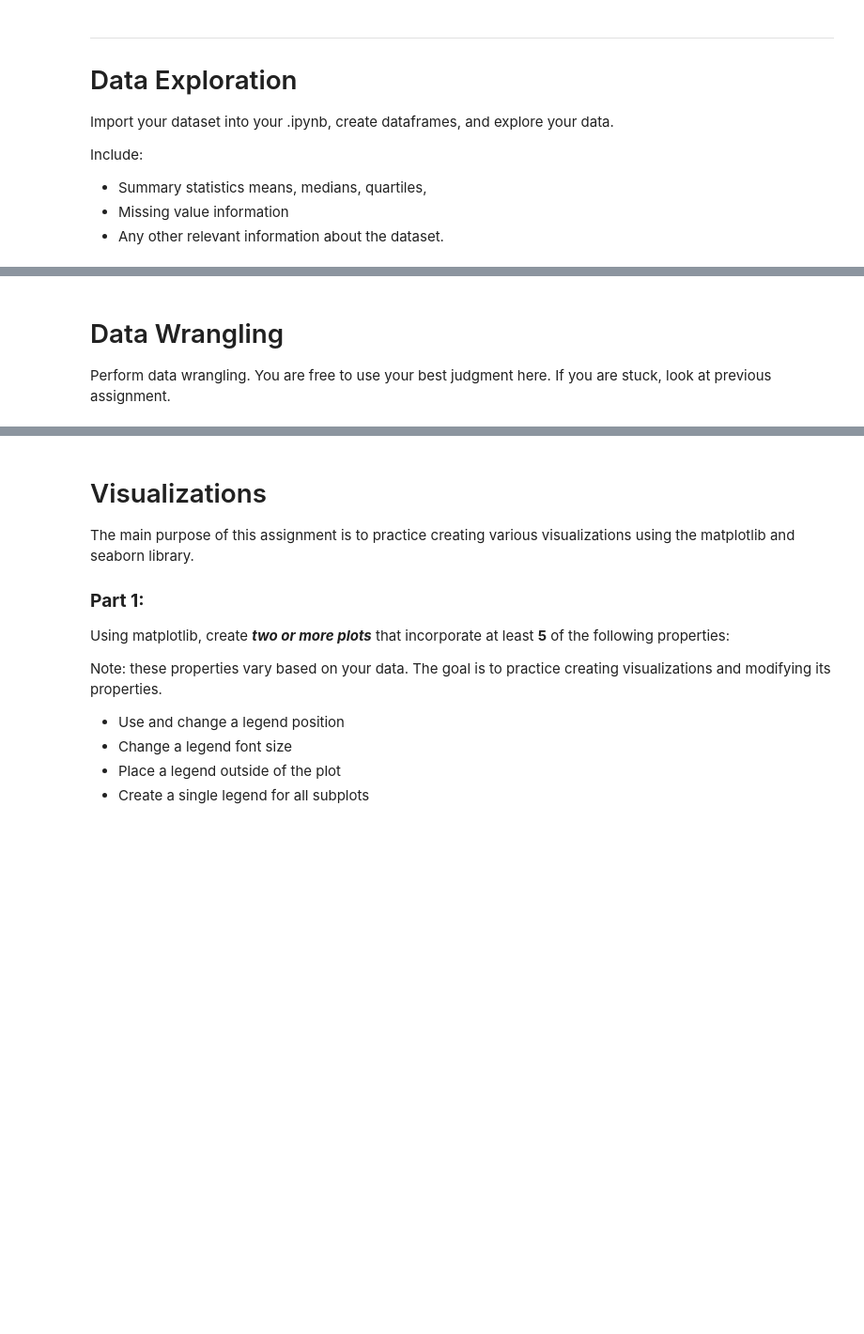
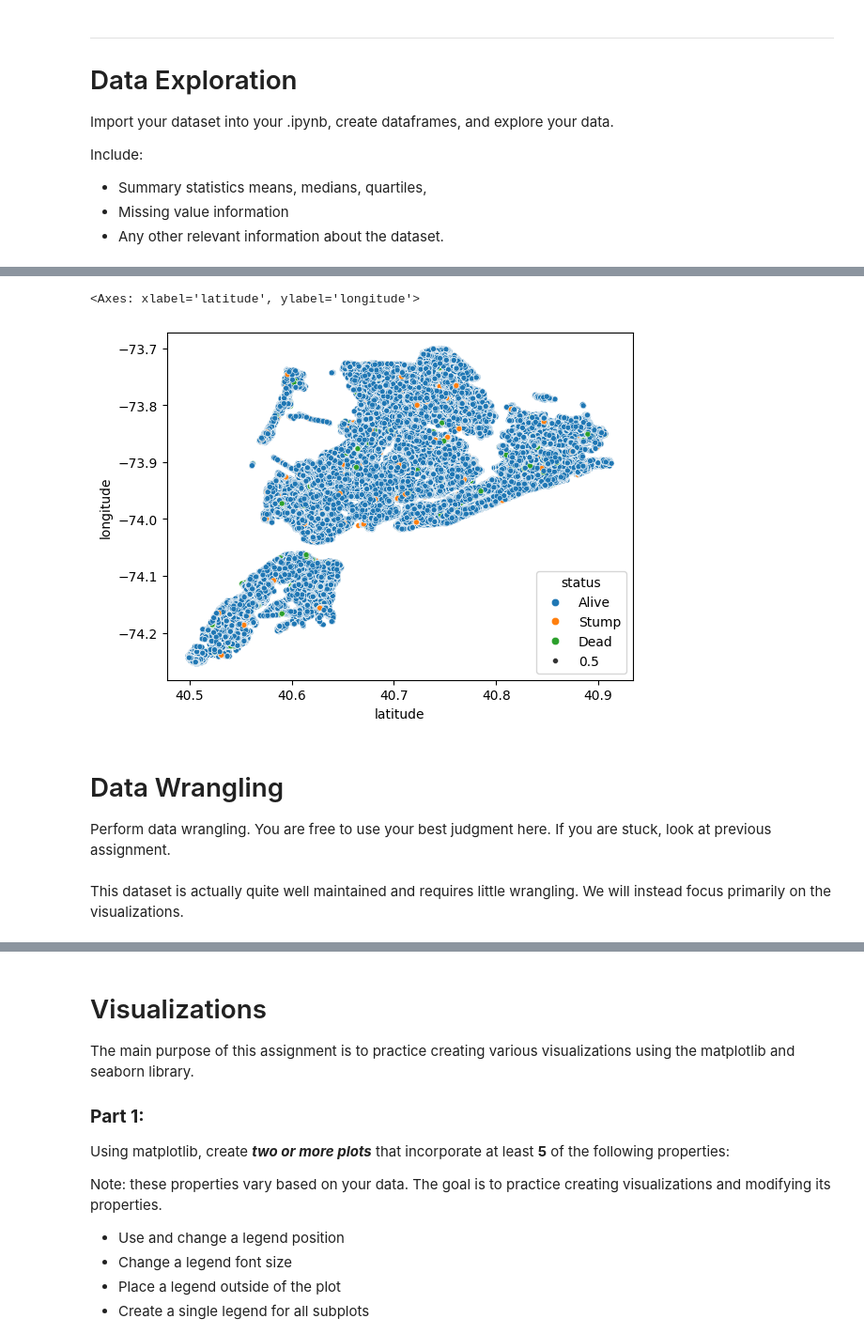
Before and after one commit to kevinhav/data602_assign_8, a Jupyter notebook: 08_assignment.ipynb, the cells around one changed output, grey strips where cells are left out. Shown: that part at 94% size. Cells and saved outputs as stored; diff of their text form; code cells hidden in the pictures; blank space fills up the shorter version.

```diff
--- a/08_assignment.ipynb
+++ b/08_assignment.ipynb
@@ -49,0 +90,4 @@ Include:
+# %%
+df = pd.read_csv(Path("2015_Street_Tree_Census_-_Tree_Data_20250308.csv"))
+
+df.describe(include="all")
@@ -50,4 +141,32 @@ Include:
+# %%
+cols_of_interest = [
+    "tree_id",
+    "block_id",
+    "stump_diam",
+    "status",
+    "health",
+    "spc_common",
+    "problems",
+    "address",
+    "latitude",
+    "longitude",
+]
+
+df = df[cols_of_interest]
+# %%
+sns.scatterplot(
+    df,
+    x="latitude",
+    y="longitude",
+    hue="status",
+    size=0.5,
+)
+# %% [output]
+<Axes: xlabel='latitude', ylabel='longitude'>
+[figure, added]
 # %% [markdown]
 # Data Wrangling
 
 Perform data wrangling.  You are free to use your best judgment here.  If you are stuck, look at previous assignment.
+# %% [markdown]
+This dataset is actually quite well maintained and requires little wrangling. We will instead focus primarily on the visualizations.
```
Also changed, not shown: parts of 9 cells of this notebook, 2 other files.
